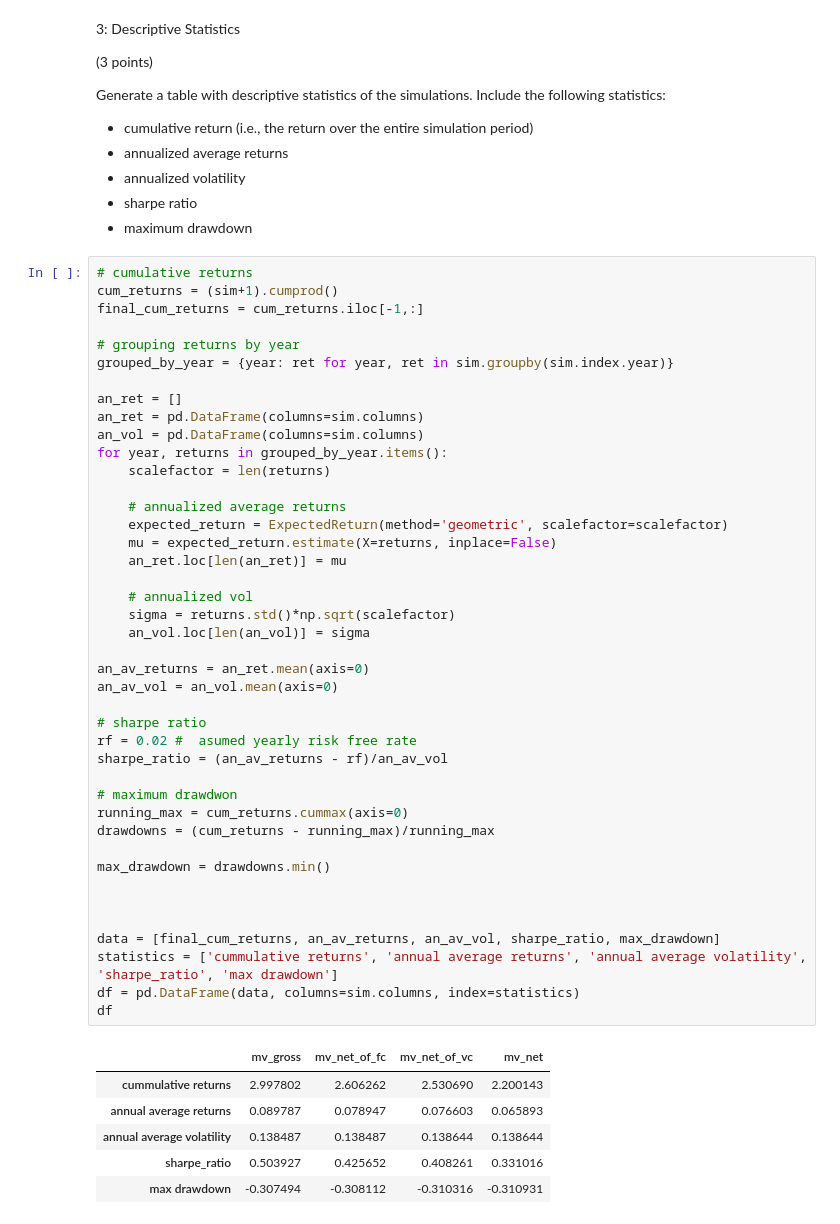
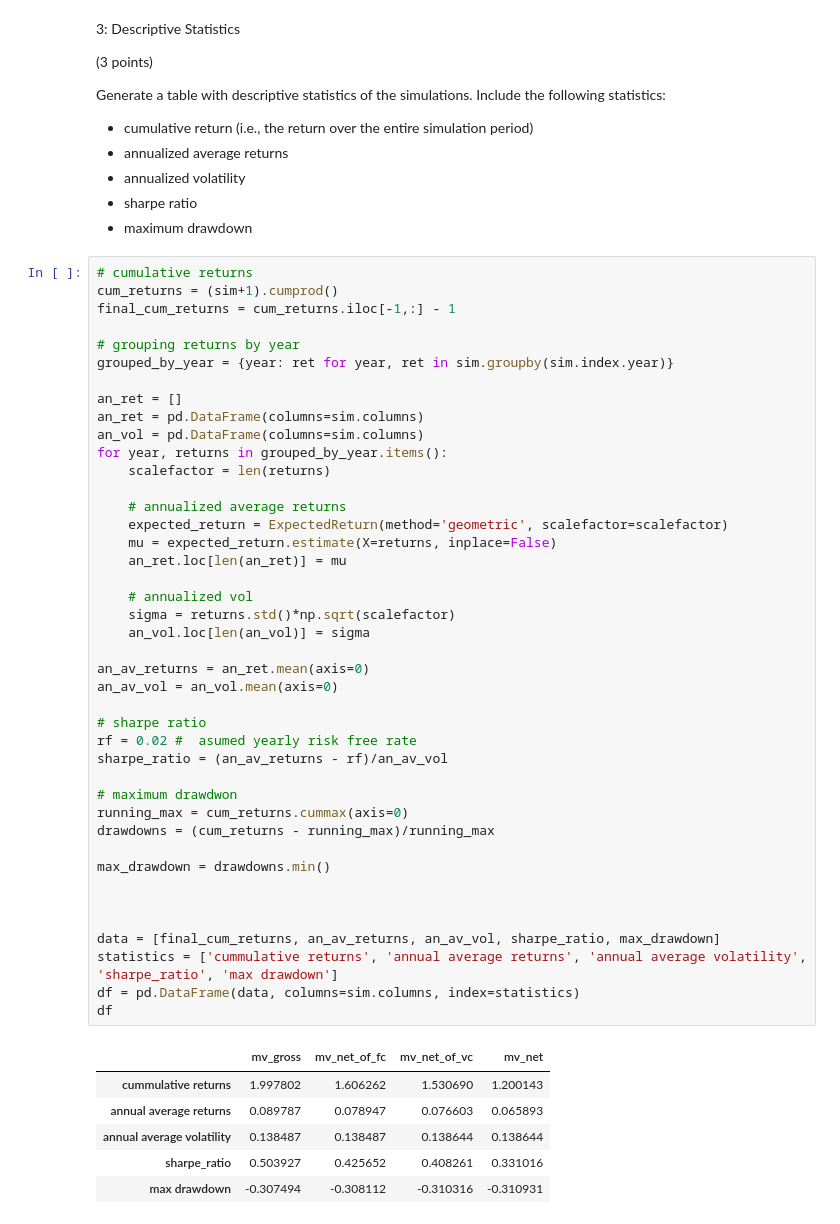
Before and after one commit to N-Kelly/qpmwp-course, a Jupyter notebook: assignments/assignment_3.ipynb, the cells around one changed output. Drawn from its saved outputs; the diff is of its cells as text.

Commit message:
correction to cummulative return in final question

```diff
--- a/assignments/assignment_3.ipynb
+++ b/assignments/assignment_3.ipynb
@@ -291,7 +287,7 @@ Generate a table with descriptive statistics of the simulations. Include the fol
 # %%
 # cumulative returns
 cum_returns = (sim+1).cumprod()
-final_cum_returns = cum_returns.iloc[-1,:]
+final_cum_returns = cum_returns.iloc[-1,:] - 1
 
 # grouping returns by year
 grouped_by_year = {year: ret for year, ret in sim.groupby(sim.index.year)}
@@ -305,34 +301,34 @@ for year, returns in grouped_by_year.items():
     # annualized average returns
     expected_return = ExpectedReturn(method='geometric', scalefactor=scalefactor)
     mu = expected_return.estimate(X=returns, inplace=False)
     an_ret.loc[len(an_ret)] = mu
 
     # annualized vol
     sigma = returns.std()*np.sqrt(scalefactor)
     an_vol.loc[len(an_vol)] = sigma
 
 an_av_returns = an_ret.mean(axis=0)
 an_av_vol = an_vol.mean(axis=0)
 
 # sharpe ratio
 rf = 0.02 #  asumed yearly risk free rate
 sharpe_ratio = (an_av_returns - rf)/an_av_vol
 
 # maximum drawdwon
 running_max = cum_returns.cummax(axis=0)
 drawdowns = (cum_returns - running_max)/running_max
 
 max_drawdown = drawdowns.min()
 
 
 
 data = [final_cum_returns, an_av_returns, an_av_vol, sharpe_ratio, max_drawdown]
 statistics = ['cummulative returns', 'annual average returns', 'annual average volatility', 'sharpe_ratio', 'max drawdown']
 df = pd.DataFrame(data, columns=sim.columns, index=statistics)
 df
 # %% [output]
 |  | mv_gross | mv_net_of_fc | mv_net_of_vc | mv_net |
-| cummulative returns | 2.997802 | 2.606262 | 2.530690 | 2.200143 |
+| cummulative returns | 1.997802 | 1.606262 | 1.530690 | 1.200143 |
 | annual average returns | 0.089787 | 0.078947 | 0.076603 | 0.065893 |
 | annual average volatility | 0.138487 | 0.138487 | 0.138644 | 0.138644 |
 | sharpe_ratio | 0.503927 | 0.425652 | 0.408261 | 0.331016 |
```
Also changed, not shown: parts of 1 cell of this notebook.
